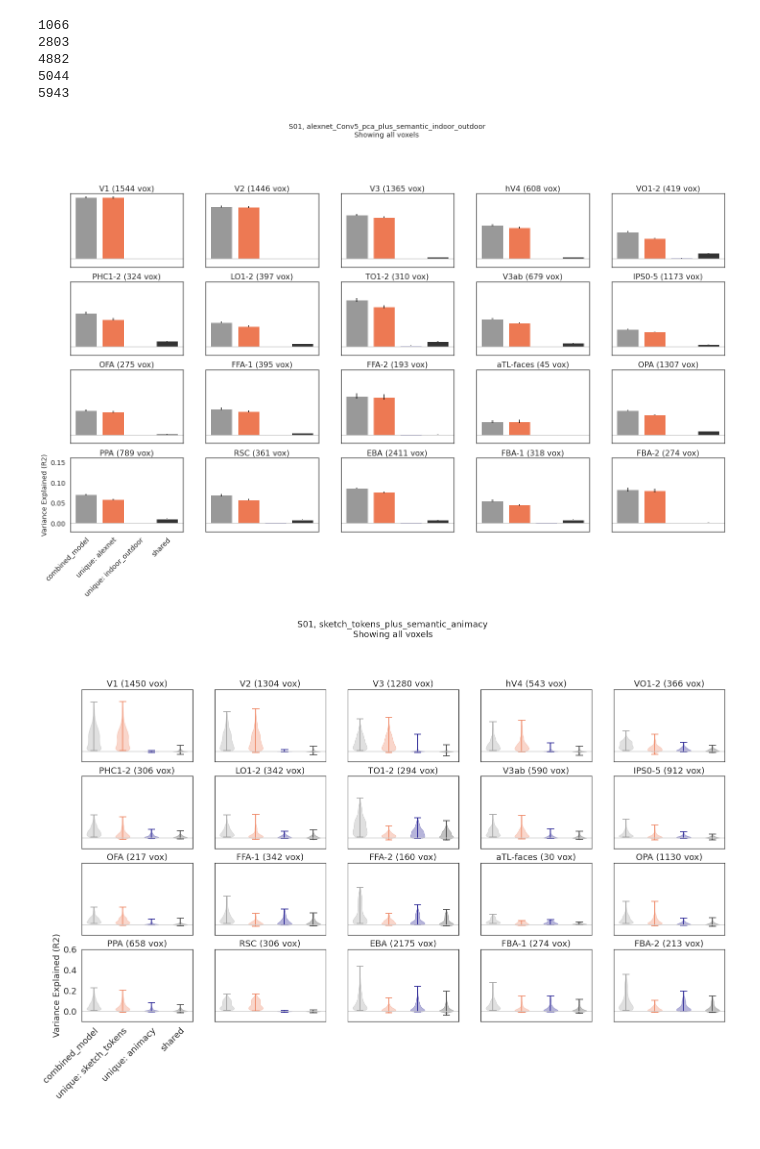
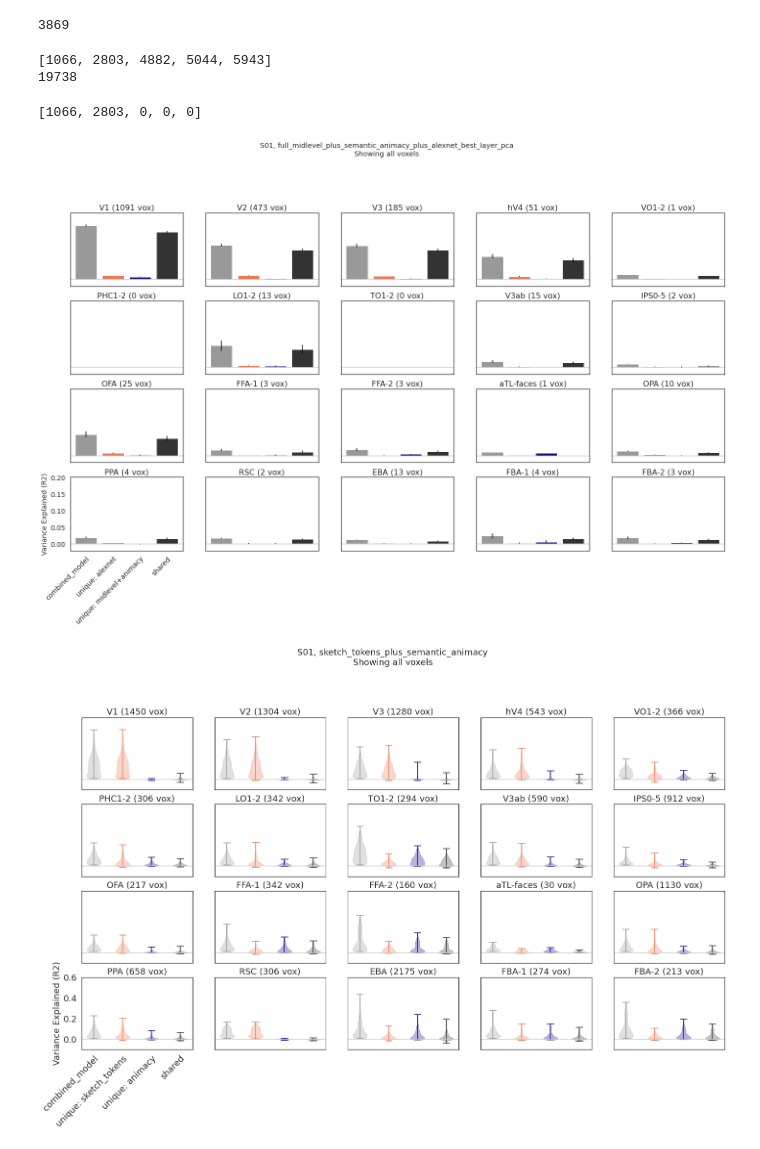
Before and after one commit to mmhenderson/modfit, a Jupyter notebook: notebooks/plot_encoding_model_fits/plot_midlevel_semantic_alexnet.ipynb, the cells around one changed output. Drawn from its saved outputs; the diff is of its cells as text; code cells hidden in the pictures.

```diff
--- a/notebooks/plot_encoding_model_fits/plot_midlevel_semantic_alexnet.ipynb
+++ b/notebooks/plot_encoding_model_fits/plot_midlevel_semantic_alexnet.ipynb
@@ -58,15 +37,0 @@ FileNotFoundError: [Errno 2] No such file or directory: '/user_data/mmhender/imS
-# %%
-# Load results of the fitting procedure
-
-subject = 1
-volume_space=True
-
-semantic_discrim_type = 'animacy'
-
-fitting_type = 'alexnet_best_layer_pca_plus_semantic_%s'%(semantic_discrim_type)
-
-root = os.path.dirname(os.path.dirname(os.getcwd()))
-out, fig_save_folder = load_fits.load_fit_results(subject, volume_space, fitting_type, n_from_end=0, root=root, verbose=True);
-
-if not os.path.exists(fig_save_folder):
-    os.makedirs(fig_save_folder)
@@ -222,0 +126,4 @@ array(['full_combined_model', 'just_pyramid_texture',
+# %%
+plot_utils.set_all_font_sizes(fs = 12)
+summary_plots.plot_r2_vs_nc(subject, fitting_type, out, roi_def=roi_def, skip_inds=skip_inds, \
+                            fig_save_folder=fig_save_folder,axlims = [-0.2, 0.8])
@@ -223,47 +132,50 @@ array(['full_combined_model', 'just_pyramid_texture',
+# %%
+np.sum(out['val_r2'][:,0]!=0.0)
+# %% [output]
+3869
+# %%
+neach = [np.sum(out['best_layer_each_voxel']==ii) for ii in range(5)]
+print(neach)
+print(np.sum(np.array(neach)))
+# %% [output]
+[1066, 2803, 4882, 5044, 5943]
+19738
+# %%
+good_voxels = out['val_r2'][:,0]!=0;
+neach = [np.sum(out['best_layer_each_voxel'][good_voxels]==ii) for ii in range(5)]
+print(neach)
+# %% [output]
+[1066, 2803, 0, 0, 0]
 # %%
 pp0 = 0
-pp1 = 1
-pp2 = 2
+pp1 = 13
+pp2 = 14
 
 # for each voxel, choosing which fits to use based on its best layer
-val_r2 = np.zeros_like(out_list[0]['val_r2'])
-for ll in range(5):
-    inds = best_layer==ll
-    print(np.sum(inds))
-    val_r2[inds,:] = out_list[ll]['val_r2'][inds,:]
+val_r2 = out['val_r2']
 
-
-name1 = out_list[0]['partial_version_names'][pp1][5:]
-name2 = out_list[0]['partial_version_names'][pp2][5:]
+name1 = 'alexnet'
+name2 = 'midlevel+%s'%semantic_discrim_type
 
 ve_names = ['combined_model', 'unique: ' + name1, 'unique: ' + name2, 'shared']
 shared_ab, unique_a, unique_b = stats_utils.get_shared_unique_var(val_r2[:,pp0], val_r2[:,pp1], val_r2[:,pp2])
 
 var_expl = np.concatenate((val_r2[:,pp0:pp0+1], unique_a[:,np.newaxis], unique_b[:,np.newaxis],shared_ab[:,np.newaxis]),axis=1)
 
 colors = cm.plasma(np.linspace(0,1,4))
 colors = np.flipud(colors)
 colors = np.concatenate((np.array([[0.6, 0.6, 0.6, 1]]), colors[[1,3],:], np.array([[0.2, 0.2, 0.2, 1]])), axis=0)
 
 inds2use = val_r2[:,0]>0.01
 
 bp = plot_utils.bar_plot(colors=colors, column_labels=ve_names, ylabel='Variance Explained (R2)', \
-                                                        horizontal_line_pos=0, ylims=[-0.02, 0.16])
+                                                        horizontal_line_pos=0, ylims=[-0.02, 0.20])
 plot_utils.create_roi_subplots(var_expl, inds2use, bp, subject, out, roi_def=roi_def, skip_inds=skip_inds,\
                     suptitle='S%02d, %s\nShowing all voxels'%(subject, fitting_type))
 
 plt.gcf().subplots_adjust(bottom=0.4)
-
-if fig_save_folder is not None:
-    plt.savefig(os.path.join(fig_save_folder,'Varpart_alexnet_semantic_bars_eachroi.pdf'))
-    plt.savefig(os.path.join(fig_save_folder,'Varpart_alexnet_semantic_bars_eachroi.png'))
 # %% [output]
-1066
-2803
-4882
-5044
-5943
-[figure, old version]
+[figure, new version]
 # %%
 pp0 = 0
 pp1 = 1
```
Also changed, not shown: parts of 12 cells of this notebook, 5 other files.
